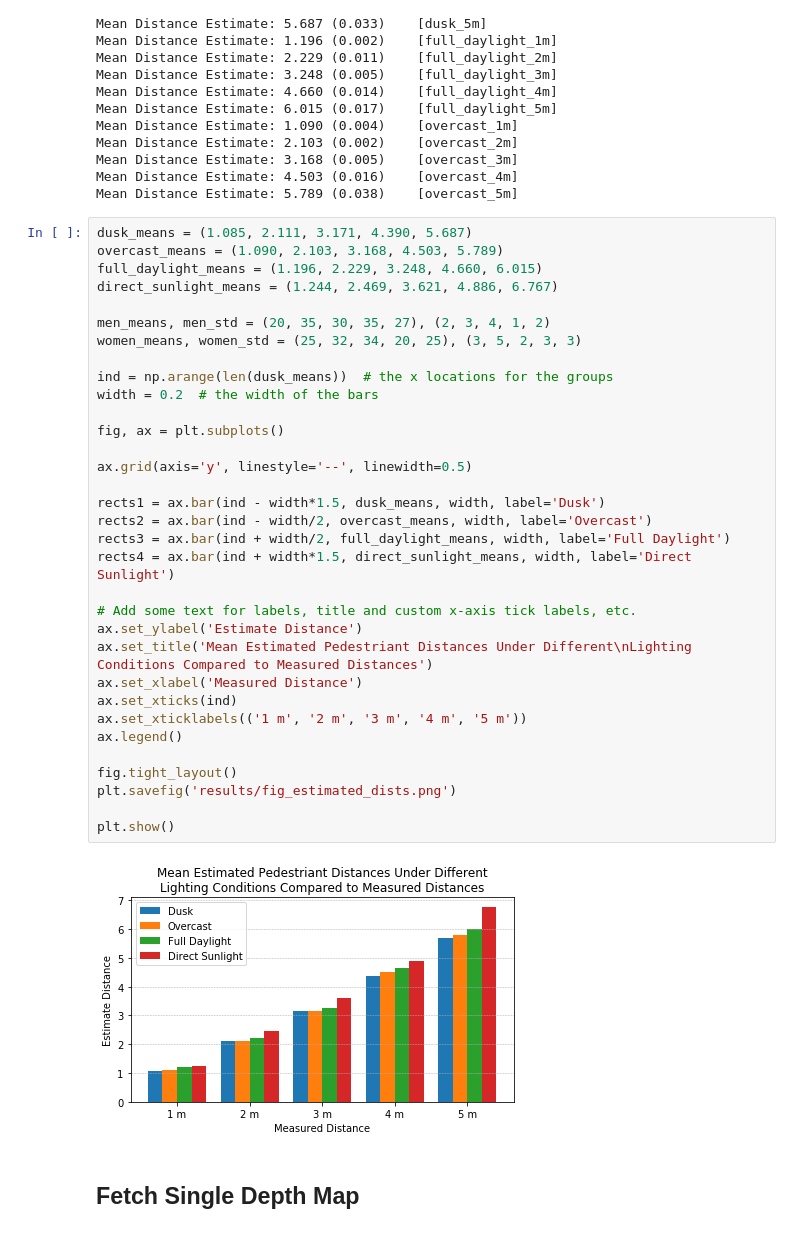
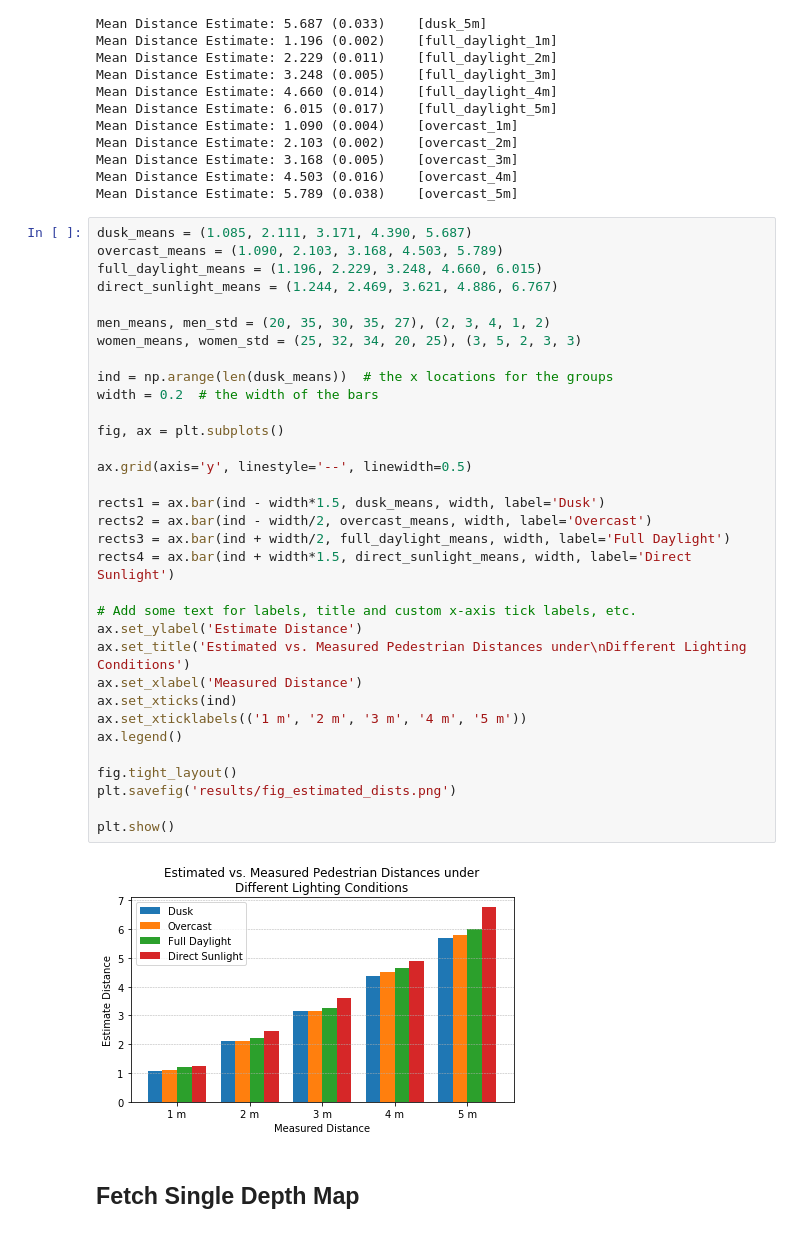
Before and after one commit to adamtupper/pedestrian-proximity-detector, a Jupyter notebook: model_evaluation.ipynb, the cells around one changed output. Saved outputs shown, nothing was run; the diff lists cells and outputs as text.

Commit message:
Update title on estimated distances plot.

```diff
--- a/model_evaluation.ipynb
+++ b/model_evaluation.ipynb
@@ -241,35 +241,35 @@ overcast_means = (1.090, 2.103, 3.168, 4.503, 5.789)
 full_daylight_means = (1.196, 2.229, 3.248, 4.660, 6.015)
 direct_sunlight_means = (1.244, 2.469, 3.621, 4.886, 6.767)
 
 men_means, men_std = (20, 35, 30, 35, 27), (2, 3, 4, 1, 2)
 women_means, women_std = (25, 32, 34, 20, 25), (3, 5, 2, 3, 3)
 
 ind = np.arange(len(dusk_means))  # the x locations for the groups
 width = 0.2  # the width of the bars
 
 fig, ax = plt.subplots()
 
 ax.grid(axis='y', linestyle='--', linewidth=0.5)
 
 rects1 = ax.bar(ind - width*1.5, dusk_means, width, label='Dusk')
 rects2 = ax.bar(ind - width/2, overcast_means, width, label='Overcast')
 rects3 = ax.bar(ind + width/2, full_daylight_means, width, label='Full Daylight')
 rects4 = ax.bar(ind + width*1.5, direct_sunlight_means, width, label='Direct Sunlight')
 
 # Add some text for labels, title and custom x-axis tick labels, etc.
 ax.set_ylabel('Estimate Distance')
-ax.set_title('Mean Estimated Pedestriant Distances Under Different\nLighting Conditions Compared to Measured Distances')
+ax.set_title('Estimated vs. Measured Pedestrian Distances under\nDifferent Lighting Conditions')
 ax.set_xlabel('Measured Distance')
 ax.set_xticks(ind)
 ax.set_xticklabels(('1 m', '2 m', '3 m', '4 m', '5 m'))
 ax.legend()
 
 fig.tight_layout()
 plt.savefig('results/fig_estimated_dists.png')
 
 plt.show()
 # %% [output]
-[figure, old version]
+[figure, new version]
 # %% [markdown]
 ## Fetch Single Depth Map
 # %%
```
Also changed, not shown: 1 other file.
